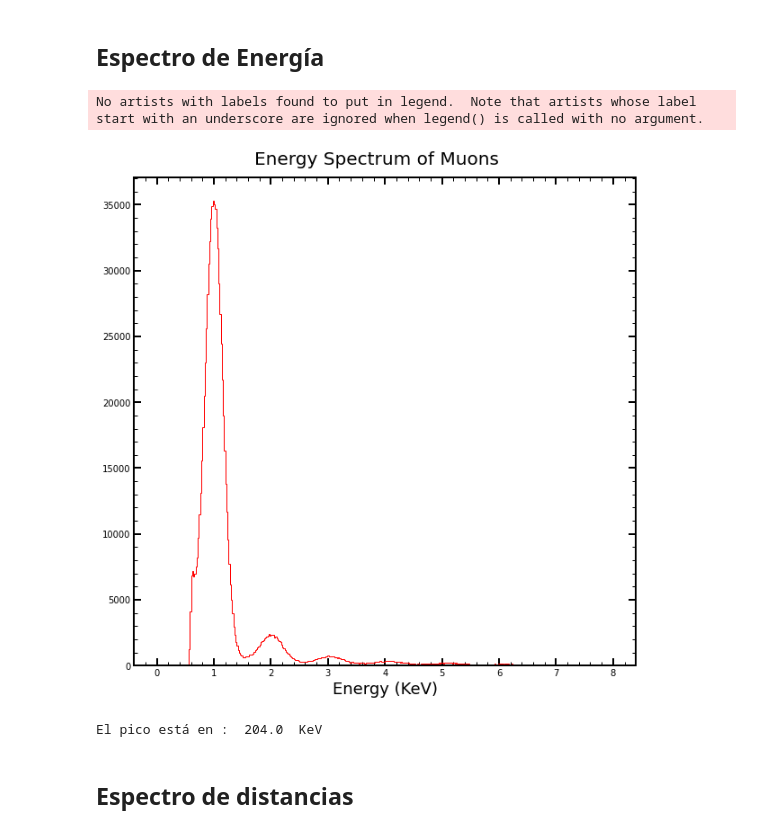
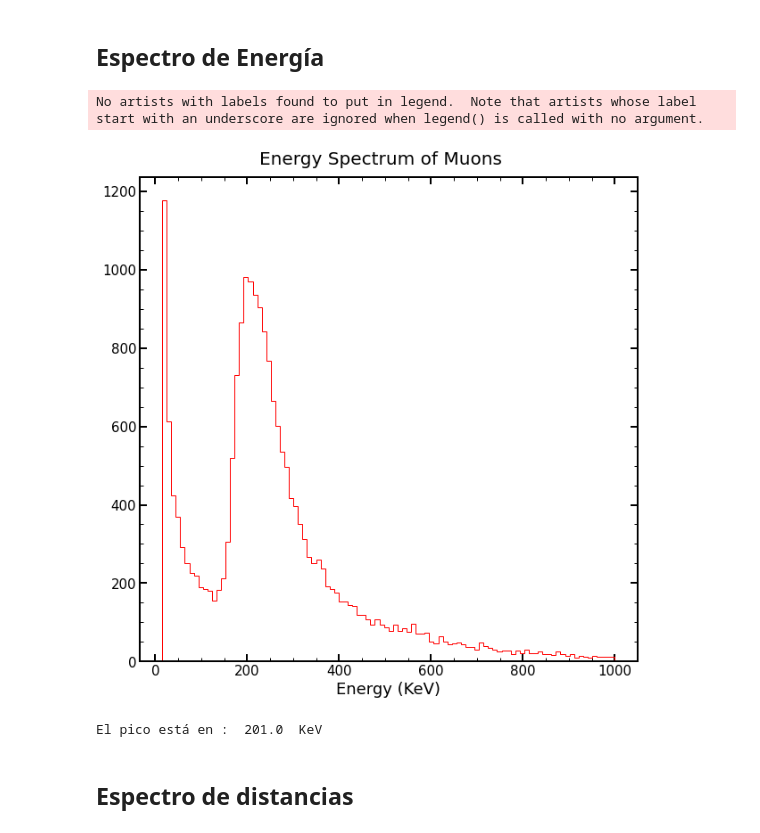
Before and after one commit to mausanram/CodigosICN, a Jupyter notebook: Catalogo_Eventos/CONNIE/Ajuste_Espectro.ipynb, the cells around one changed output. Drawn from its saved outputs; the diff is of its cells as text; code cells hidden in the pictures.

```diff
--- a/Catalogo_Eventos/CONNIE/Ajuste_Espectro.ipynb
+++ b/Catalogo_Eventos/CONNIE/Ajuste_Espectro.ipynb
@@ -25,7 +25,7 @@ def Landgauss(x,a, MP, xi, b,eps):
 ## Configuración del estilo de las imágenes
 plt.rcParams.update({
     "image.origin": "lower",
-    "image.aspect": 1,
+    "image.aspect": 0,
     #"text.usetex": True,
     "grid.alpha": .5,
     "axes.linewidth":2,
@@ -54,9 +54,10 @@ plt.rcParams.update({
 # %%
 # path = '/home/bruce/Documents/Programas/Catalogo_Eventos/CONNIE/dict_muons_NSAMP400_CONNIE_RUNID_116_Images_5_img1_Sol_0.7_Elip_0.65_electrons.pkl'
 # path = '/home/bruce/Documents/Programas/Catalogo_Eventos/Diccionarios_Espetro_Muones/dict_muons_NSAMP400_CONNIE_RUNID_116_Images_684_img1_Sol_0.7_Elip_0.65_electrons.pkl'
+path = '/home/bruce/Documents/Programas/Catalogo_Eventos/CONNIE/dict_allclustes_NSAMP400_CONNIE_RUNID_116_Images_684_img1_KeV.pkl'
 
-path = '/home/labdet/Documents/MauSan/Programas/Repositorio_Git/Catalogo_Eventos/Diccionarios_Espetro_Muones/dict_muons_NSAMP400_CONNIE_RUNID_116_Images_684_img1_Sol_0.7_Elip_0.65_electrons.pkl'
-path = '/home/labdet/Documents/MauSan/Programas/Repositorio_Git/Catalogo_Eventos/CONNIE/dict_allclustes_NSAMP400_CONNIE_RUNID_116_Images_684_img1_KeV.pkl'
+# path = '/home/labdet/Documents/MauSan/Programas/Repositorio_Git/Catalogo_Eventos/Diccionarios_Espetro_Muones/dict_muons_NSAMP400_CONNIE_RUNID_116_Images_684_img1_Sol_0.7_Elip_0.65_electrons.pkl'
+# path = '/home/labdet/Documents/MauSan/Programas/Repositorio_Git/Catalogo_Eventos/CONNIE/dict_allclustes_NSAMP400_CONNIE_RUNID_116_Images_684_img1_KeV.pkl'
 
 histogram = open(path, 'rb')
 data_histogram = pck.load(histogram)
@@ -87,50 +88,51 @@ Se detectaron  921654
 # %% [markdown]
 ## Espectro de Energía
 # %%
-# list_data_KeV = []
-# for element in data_muons_extension_1['charge']:
-#     data_KeV = element * 0.0036
-#     list_data_KeV.append(data_KeV)
+list_data_KeV = []
+for element in data_muons_extension_1['charge']:
+    data_KeV = element * 0.0036
+    list_data_KeV.append(data_KeV)
 
-list_data_KeV = data_muons_extension_1['charge']
+# list_data_KeV = data_muons_extension_1['charge']
 # %%
 # print(np.max(data_muons_extension_4['charge']))
 
 ############################################
-BINS = 400
-max_range = 8
+BINS = 100
+# max_range = np.max(list_data_KeV)
+max_range = 1000
 #############################################
 
 fig, axs = plt.subplots(figsize = [10,10])
 # axs.hist(data_muons_all_extension['charge'], bins = 5000, color = 'k', label = 'Extensions 1-4')
 
 # axs.hist(data_muons_extension_2['all_events'], bins = 500, range= (np.min(data_muons_extension_2['all_events']),0.4 * 10**6),
 #             color = 'g', label= 'Extension 2')
 
 # axs.hist(data_muons_extension_1['all_events'] , bins = BINS,
 #             color = 'k', histtype = 'step', label = 'Background', range = (0, 10))
 # axs.hist(data_muons_extension_1['charge'] , bins = BINS + 300,
 #             color = 'r',  histtype = 'step', range = (0, 220000))
 
 axs.hist(list_data_KeV, bins = BINS,
-            color = 'r',  histtype = 'step', range = (0, max_range))
+            color = 'r',  histtype = 'step', range = (15, max_range))
 
 axs.legend()
 
 ## EScala Normal
 # axs.set_ylim(0,800)
 # axs.set_xlim(0,190000)
 
 # # Escala Log
 # axs.set_yscale('log')
 
 
 axs.set_xlabel('Energy (KeV)', size = 18, loc='center')
 # axs.set_ylabel('Counts', size = 18, loc='center')
 fig.suptitle(r'Energy Spectrum of Muons', size = 20, y=0.92)
 plt.show()
 
 ############################################
 # %% [output]
 No artists with labels found to put in legend.  Note that artists whose label start with an underscore are ignored when legend() is called with no argument.
-[figure, old version]
+[figure, new version]
@@ -137,12 +179,12 @@ No artists with labels found to put in legend.  Note that artists whose label st
 # %%
 # BINS = 300
 
-hist_1, bins_edges_1 = np.histogram(list_data_KeV, bins=BINS, range = (0, max_range))
+hist_1, bins_edges_1 = np.histogram(list_data_KeV, bins=BINS, range = (60, max_range))
 
 # print(bins_edges_1[np.argmax(hist_1)])
 print('El pico está en : ', bins_edges_1[np.argmax(hist_1)], ' KeV')
 # %% [output]
-El pico está en :  204.0  KeV
+El pico está en :  201.0  KeV
 # %% [markdown]
 ## Espectro de distancias
 # %%
```
Also changed, not shown: parts of 1 cell of this notebook, 9 other files.
